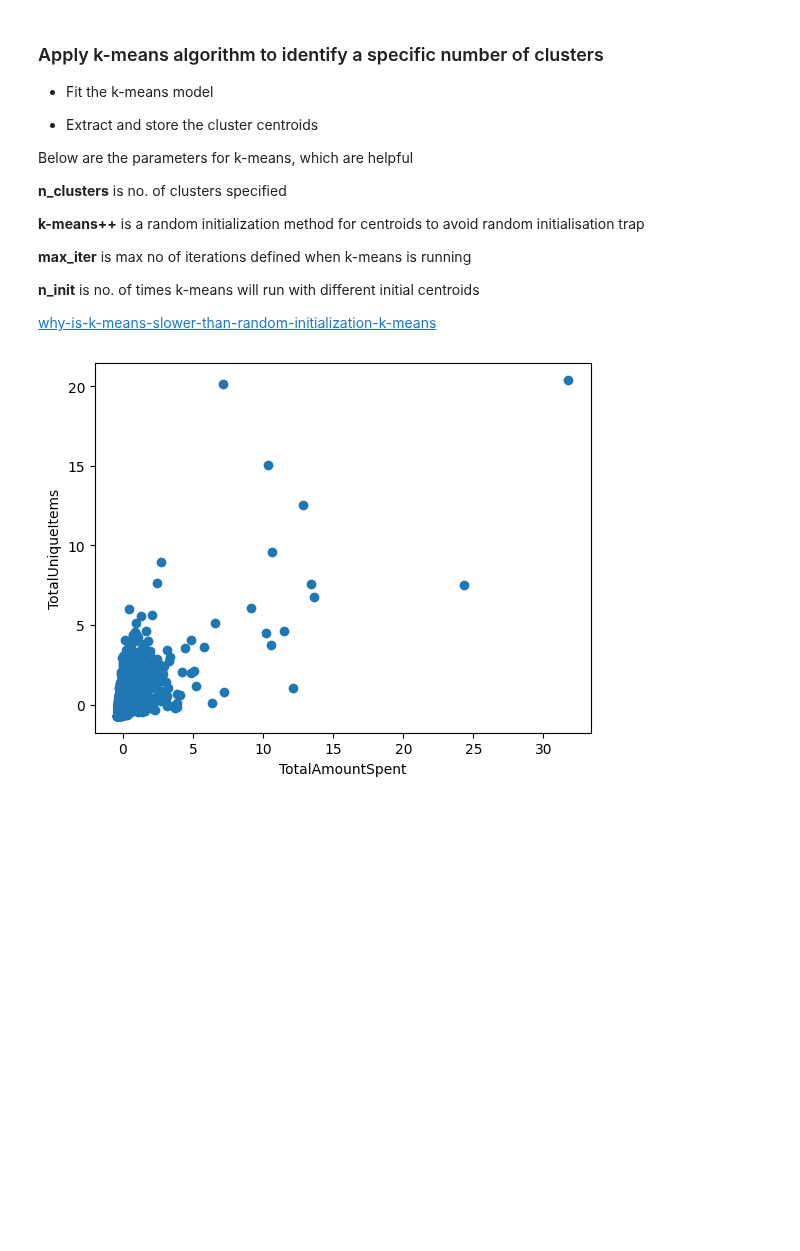
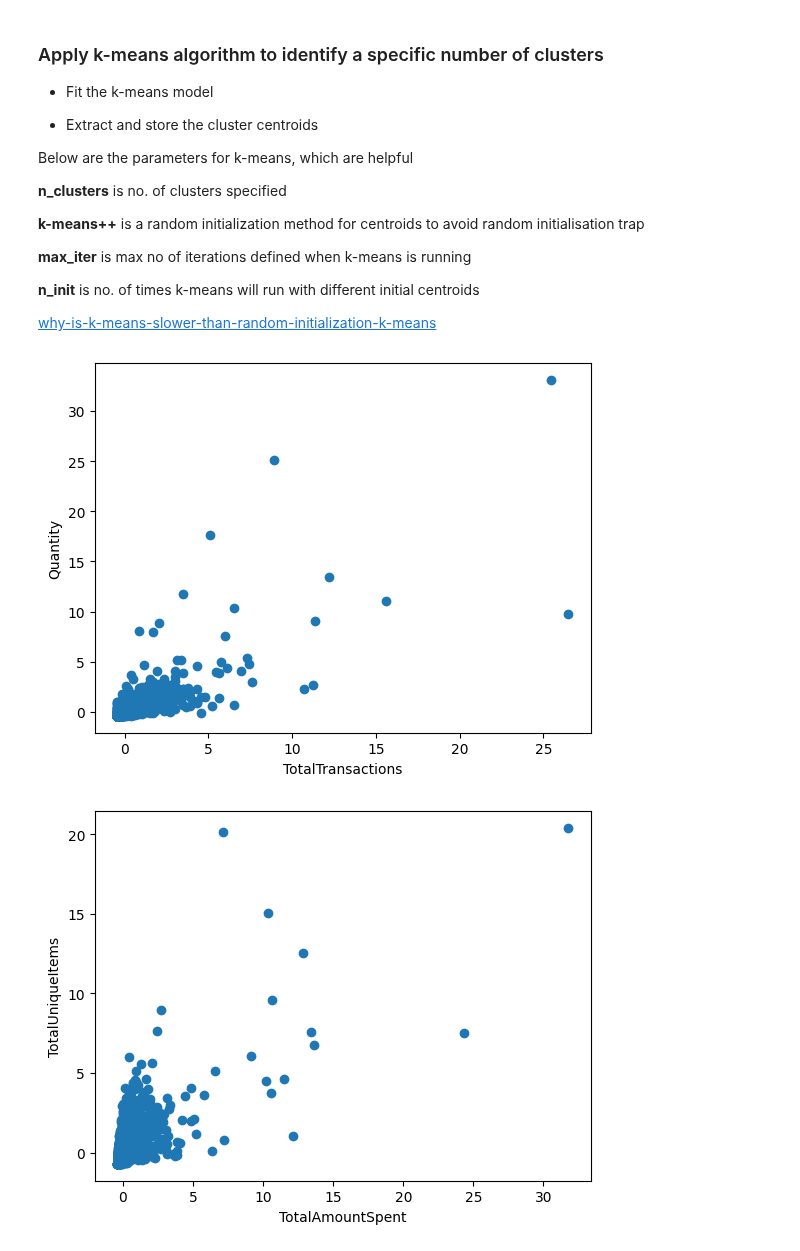
Before and after one commit to rajiv-ranjan/cds-mini-projects, a Jupyter notebook: M2_NB_MiniProject_5_Customer_Segmentation_Kmeans.ipynb, the cells around one changed output. Saved outputs shown, nothing was run; the diff lists cells and outputs as text; code cells hidden in the pictures; blank space fills up the shorter version.

```diff
--- a/M2_NB_MiniProject_5_Customer_Segmentation_Kmeans.ipynb
+++ b/M2_NB_MiniProject_5_Customer_Segmentation_Kmeans.ipynb
@@ -389,8 +388,8 @@ def customer_summary(df):
     }, inplace=True)
     return customer_summary
 # %%
-customer_summary = customer_summary(final_df)
-customer_summary
+df = customer_summary(final_df)
+df
 # %% [output]
 |  | CustomerID | TotalTransactions | Quantity | TotalAmountSpent | TotalUniqueItems | Country | Month | ... |
 | 0 | 12346.0 | 1 | 27 | 28.08 | 1 | [United Kingdom] | [January] | ... |
@@ -433,5 +411,4 @@ memory usage: 34.1+ MB
 # %%
 # YOUR CODE HERE for scaling
 scale = StandardScaler()
-scaled_data = scale.fit_transform(customer_summary[['TotalTransactions', 'Quantity', 'TotalAmountSpent', 'TotalUniqueItems']])
-scaled_data
+scaled_data = scale.fit_transform(df[['TotalTransactions', 'Quantity', 'TotalAmountSpent', 'TotalUniqueItems']])
@@ -469,6 +433,14 @@ Below are the parameters for k-means, which are helpful
 **n_init** is no. of times k-means will run with different initial centroids
 
 [why-is-k-means-slower-than-random-initialization-k-means](https://stats.stackexchange.com/questions/185396/why-is-k-means-slower-than-random-initialization-k-means/185422)
+# %%
+#visualize the data using 2 features
+plt.scatter(scaled_data[:,0], scaled_data[:,1])
+plt.xlabel('TotalTransactions')
+plt.ylabel('Quantity')
+plt.show()
+# %% [output]
+[figure, added]
 # %%
 #visualize the data using 2 features
 plt.scatter(scaled_data[:,2], scaled_data[:,3])
```
Also changed, not shown: parts of 8 cells of this notebook.
